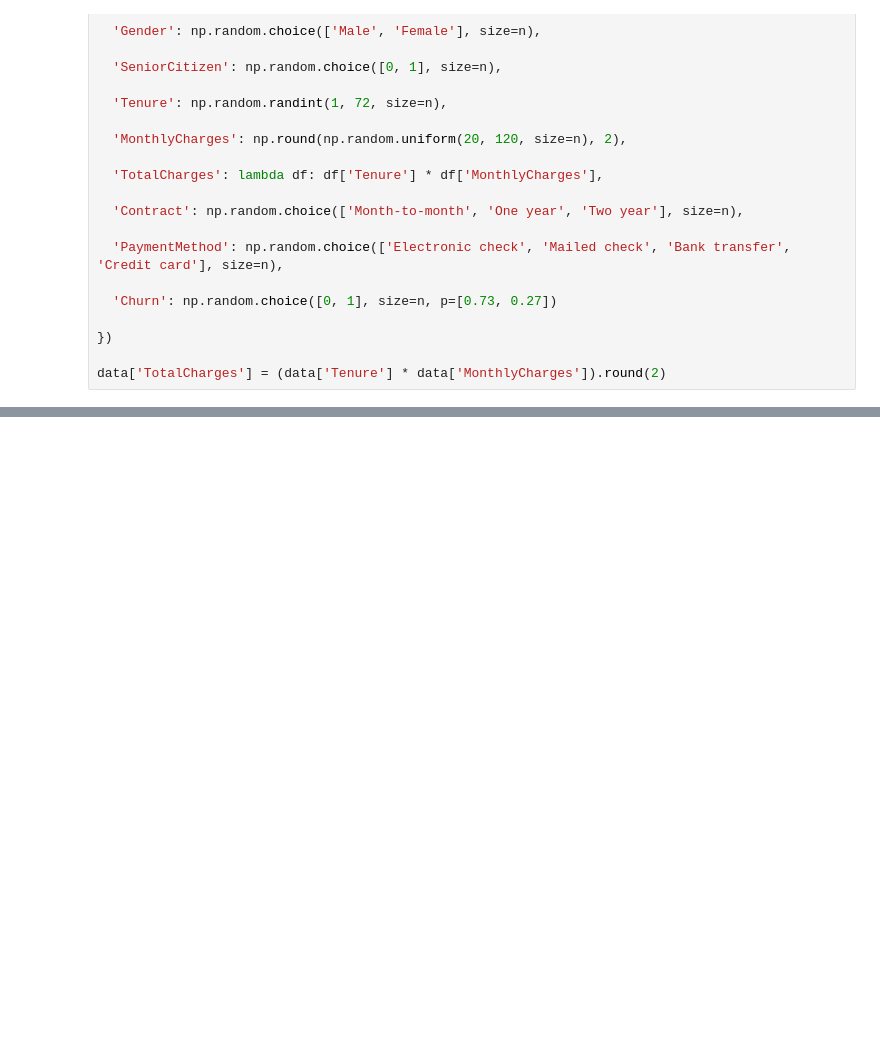
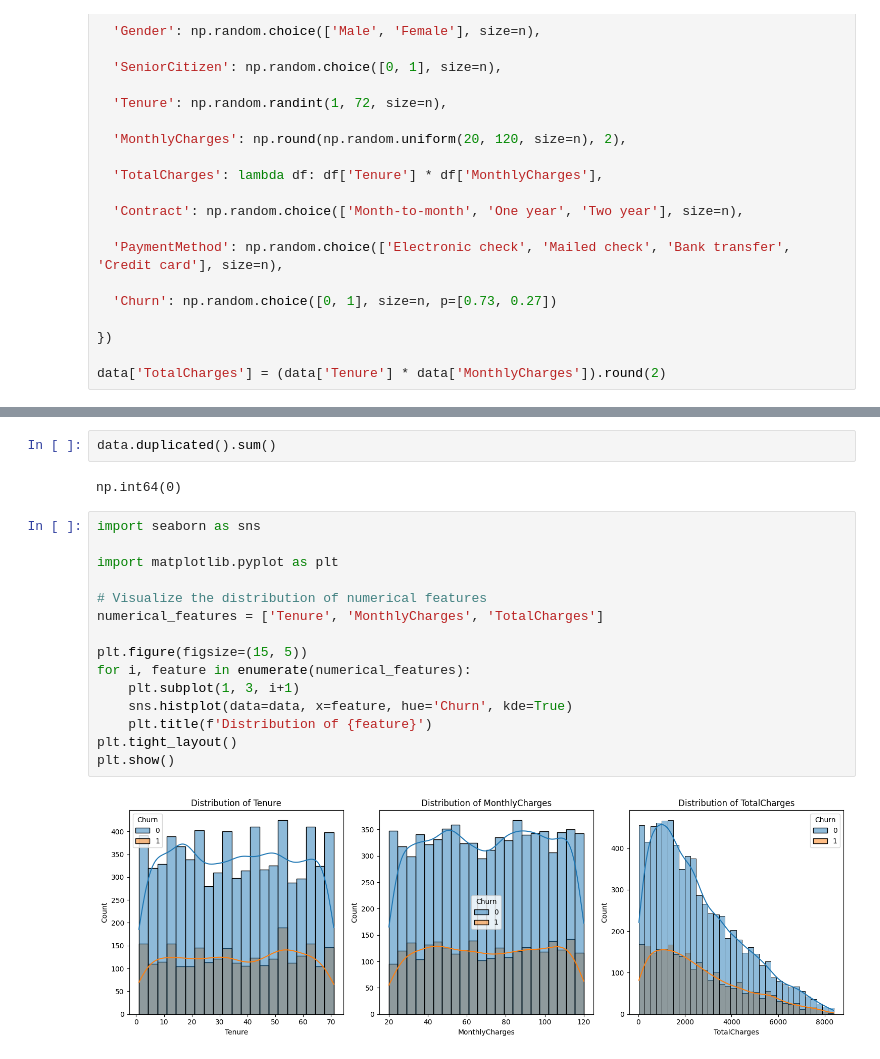
Before and after one commit to Maimoon-github/Customer-Churn-Prediction, a Jupyter notebook: notebooks/NoteBook.ipynb, the cells around one changed output, grey strips where cells are left out. Cells and saved outputs as stored; diff of their text form; blank space fills up the shorter version.

```diff
--- a/notebooks/NoteBook.ipynb
+++ b/notebooks/NoteBook.ipynb
@@ -77,0 +128,21 @@ plt.show()
+# %%
+data.duplicated().sum()
+# %% [output]
+np.int64(0)
+# %%
+import seaborn as sns
+
+import matplotlib.pyplot as plt
+
+# Visualize the distribution of numerical features
+numerical_features = ['Tenure', 'MonthlyCharges', 'TotalCharges']
+
+plt.figure(figsize=(15, 5))
+for i, feature in enumerate(numerical_features):
+    plt.subplot(1, 3, i+1)
+    sns.histplot(data=data, x=feature, hue='Churn', kde=True)
+    plt.title(f'Distribution of {feature}')
+plt.tight_layout()
+plt.show()
+# %% [output]
+[figure, added]
```
Also changed, not shown: parts of 8 cells of this notebook.
